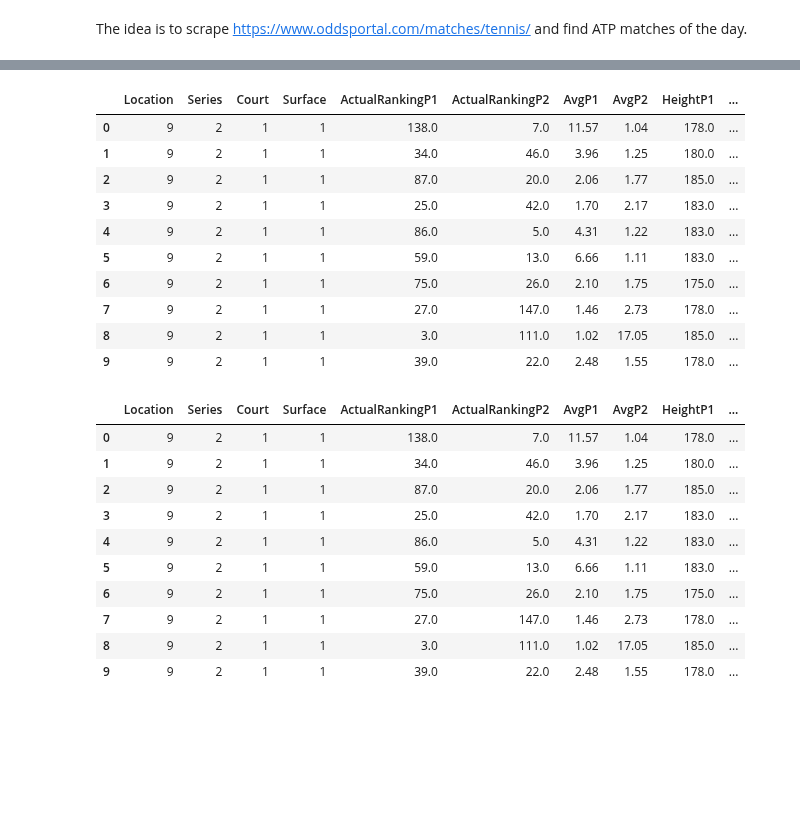
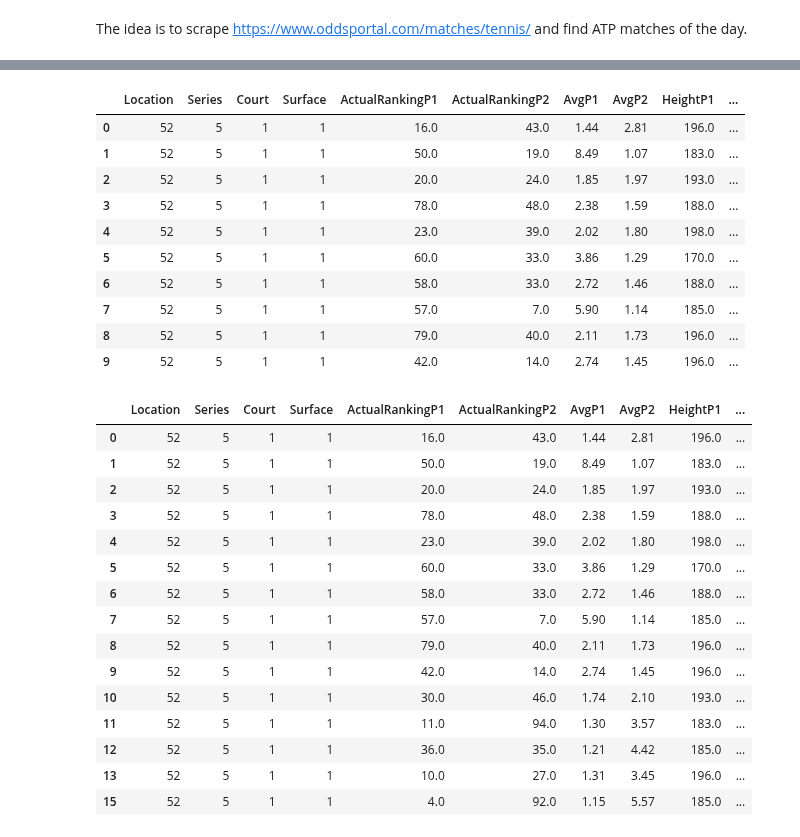
Before and after one commit to pmecchia/atp_matches, a Jupyter notebook: Clean Notebook.ipynb, the cells around one changed output, grey strips where cells are left out. Drawn from its saved outputs; the diff is of its cells as text; code cells hidden in the pictures; blank space fills up the shorter version.

```diff
--- a/Clean Notebook.ipynb
+++ b/Clean Notebook.ipynb
@@ -567,11 +580,18 @@ def PlayerSyntax(playerName):
         playerName="Kwon S."
     elif playerName == "Ramos A.":
         playerName="Ramos-Vinolas A."
+    elif playerName=="McDonald M.":
+        playerName="Mcdonald M."
+    elif playerName=="Galan Riveros D.E.":
+        playerName="Galan D.E."
+
     #elif playerName == "Andujar-Alba P.":
     #    playerName="Andujar P."
     #elif playerName == "Carreno-Busta P.":
     #    playerName="Carreno Busta P."
 
+    #Harris G.
+
 
     return playerName
 # %%
@@ -888,7 +915,7 @@ df_validation['AvgP2']=df_validation.AvgP2.astype(float)#convert column to float
 # %%
 df_val_test=df_validation.copy()
 # %%
-df_val_test=df_val_test[df_val_test['IdP1'].notna()&df_val_test['IdP2'].notna()] #keep rows without NaN values in Id columns
+df_val_test=df_val_test[df_val_test['IdP1'].notna()&df_val_test['IdP2'].notna()&df_val_test['ActualRankingP1'].notna()&df_val_test['ActualRankingP2'].notna()] #keep rows without NaN values in Id columns
 df_val_test.head(15)
 # %% [output]
 |  | Location | Series | Court | Surface | ActualRankingP1 | ActualRankingP2 | AvgP1 | AvgP2 | HeightP1 | ... |
@@ -921,31 +948,36 @@ df_val_test=Validation_Labelizer(df_val_test)
 df_val_test.head(10)
 # %% [output]
 |  | Location | Series | Court | Surface | ActualRankingP1 | ActualRankingP2 | AvgP1 | AvgP2 | HeightP1 | ... |
-| 0 | 9 | 2 | 1 | 1 | 138.0 | 7.0 | 11.57 | 1.04 | 178.0 | ... |
-| 1 | 9 | 2 | 1 | 1 | 34.0 | 46.0 | 3.96 | 1.25 | 180.0 | ... |
-| 2 | 9 | 2 | 1 | 1 | 87.0 | 20.0 | 2.06 | 1.77 | 185.0 | ... |
-| 3 | 9 | 2 | 1 | 1 | 25.0 | 42.0 | 1.70 | 2.17 | 183.0 | ... |
-| 4 | 9 | 2 | 1 | 1 | 86.0 | 5.0 | 4.31 | 1.22 | 183.0 | ... |
-| 5 | 9 | 2 | 1 | 1 | 59.0 | 13.0 | 6.66 | 1.11 | 183.0 | ... |
-| 6 | 9 | 2 | 1 | 1 | 75.0 | 26.0 | 2.10 | 1.75 | 175.0 | ... |
-| 7 | 9 | 2 | 1 | 1 | 27.0 | 147.0 | 1.46 | 2.73 | 178.0 | ... |
-| 8 | 9 | 2 | 1 | 1 | 3.0 | 111.0 | 1.02 | 17.05 | 185.0 | ... |
-| 9 | 9 | 2 | 1 | 1 | 39.0 | 22.0 | 2.48 | 1.55 | 178.0 | ... |
+| 0 | 52 | 5 | 1 | 1 | 16.0 | 43.0 | 1.44 | 2.81 | 196.0 | ... |
+| 1 | 52 | 5 | 1 | 1 | 50.0 | 19.0 | 8.49 | 1.07 | 183.0 | ... |
+| 2 | 52 | 5 | 1 | 1 | 20.0 | 24.0 | 1.85 | 1.97 | 193.0 | ... |
+| 3 | 52 | 5 | 1 | 1 | 78.0 | 48.0 | 2.38 | 1.59 | 188.0 | ... |
+| 4 | 52 | 5 | 1 | 1 | 23.0 | 39.0 | 2.02 | 1.80 | 198.0 | ... |
+| 5 | 52 | 5 | 1 | 1 | 60.0 | 33.0 | 3.86 | 1.29 | 170.0 | ... |
+| 6 | 52 | 5 | 1 | 1 | 58.0 | 33.0 | 2.72 | 1.46 | 188.0 | ... |
+| 7 | 52 | 5 | 1 | 1 | 57.0 | 7.0 | 5.90 | 1.14 | 185.0 | ... |
+| 8 | 52 | 5 | 1 | 1 | 79.0 | 40.0 | 2.11 | 1.73 | 196.0 | ... |
+| 9 | 52 | 5 | 1 | 1 | 42.0 | 14.0 | 2.74 | 1.45 | 196.0 | ... |
 # %%
 X_validation=df_val_test.drop(['P1Winner'],axis=1)
 #y_validation=df_val_test['P1Winner']
 df_val_test["Prediction"]=Ml_model.predict(X_validation)
 # %%
-df_val_test.head(10)
+df_val_test.head(20)
 # %% [output]
 |  | Location | Series | Court | Surface | ActualRankingP1 | ActualRankingP2 | AvgP1 | AvgP2 | HeightP1 | ... |
-| 0 | 9 | 2 | 1 | 1 | 138.0 | 7.0 | 11.57 | 1.04 | 178.0 | ... |
-| 1 | 9 | 2 | 1 | 1 | 34.0 | 46.0 | 3.96 | 1.25 | 180.0 | ... |
-| 2 | 9 | 2 | 1 | 1 | 87.0 | 20.0 | 2.06 | 1.77 | 185.0 | ... |
-| 3 | 9 | 2 | 1 | 1 | 25.0 | 42.0 | 1.70 | 2.17 | 183.0 | ... |
-| 4 | 9 | 2 | 1 | 1 | 86.0 | 5.0 | 4.31 | 1.22 | 183.0 | ... |
-| 5 | 9 | 2 | 1 | 1 | 59.0 | 13.0 | 6.66 | 1.11 | 183.0 | ... |
-| 6 | 9 | 2 | 1 | 1 | 75.0 | 26.0 | 2.10 | 1.75 | 175.0 | ... |
-| 7 | 9 | 2 | 1 | 1 | 27.0 | 147.0 | 1.46 | 2.73 | 178.0 | ... |
-| 8 | 9 | 2 | 1 | 1 | 3.0 | 111.0 | 1.02 | 17.05 | 185.0 | ... |
-| 9 | 9 | 2 | 1 | 1 | 39.0 | 22.0 | 2.48 | 1.55 | 178.0 | ... |
+| 0 | 52 | 5 | 1 | 1 | 16.0 | 43.0 | 1.44 | 2.81 | 196.0 | ... |
+| 1 | 52 | 5 | 1 | 1 | 50.0 | 19.0 | 8.49 | 1.07 | 183.0 | ... |
+| 2 | 52 | 5 | 1 | 1 | 20.0 | 24.0 | 1.85 | 1.97 | 193.0 | ... |
+| 3 | 52 | 5 | 1 | 1 | 78.0 | 48.0 | 2.38 | 1.59 | 188.0 | ... |
+| 4 | 52 | 5 | 1 | 1 | 23.0 | 39.0 | 2.02 | 1.80 | 198.0 | ... |
+| 5 | 52 | 5 | 1 | 1 | 60.0 | 33.0 | 3.86 | 1.29 | 170.0 | ... |
+| 6 | 52 | 5 | 1 | 1 | 58.0 | 33.0 | 2.72 | 1.46 | 188.0 | ... |
+| 7 | 52 | 5 | 1 | 1 | 57.0 | 7.0 | 5.90 | 1.14 | 185.0 | ... |
+| 8 | 52 | 5 | 1 | 1 | 79.0 | 40.0 | 2.11 | 1.73 | 196.0 | ... |
+| 9 | 52 | 5 | 1 | 1 | 42.0 | 14.0 | 2.74 | 1.45 | 196.0 | ... |
+| 10 | 52 | 5 | 1 | 1 | 30.0 | 46.0 | 1.74 | 2.10 | 193.0 | ... |
+| 11 | 52 | 5 | 1 | 1 | 11.0 | 94.0 | 1.30 | 3.57 | 183.0 | ... |
+| 12 | 52 | 5 | 1 | 1 | 36.0 | 35.0 | 1.21 | 4.42 | 185.0 | ... |
+| 13 | 52 | 5 | 1 | 1 | 10.0 | 27.0 | 1.31 | 3.45 | 196.0 | ... |
+| 15 | 52 | 5 | 1 | 1 | 4.0 | 92.0 | 1.15 | 5.57 | 185.0 | ... |
```
Also changed, not shown: parts of 20 cells of this notebook, 7 other files.
